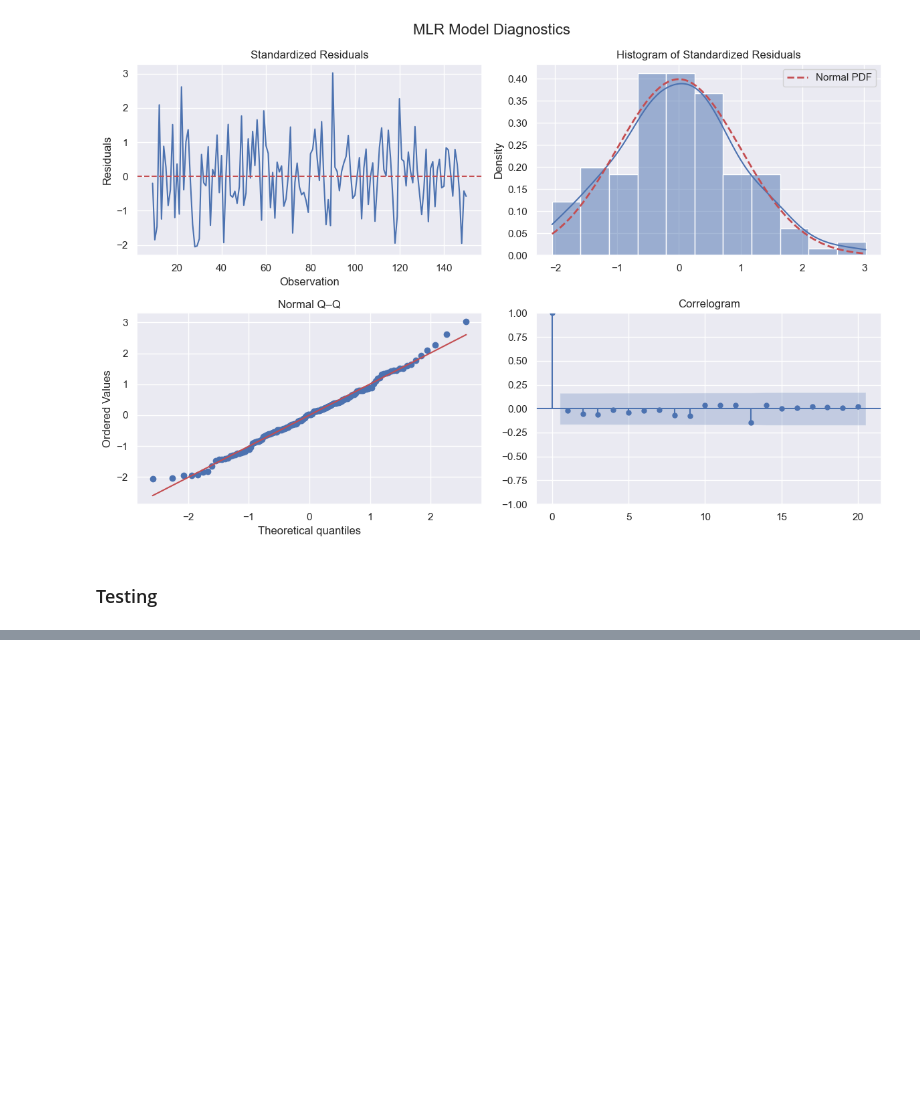
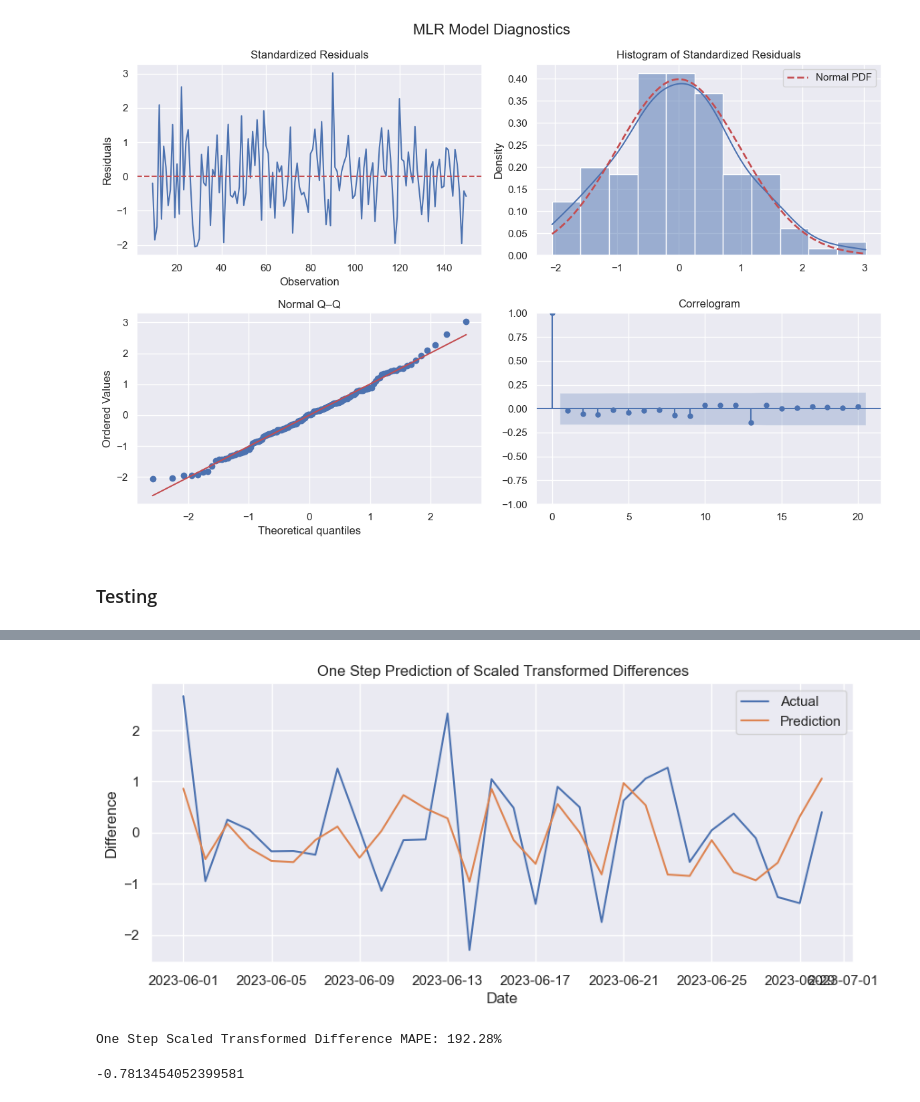
Before and after one commit to Murphysics1/masters_capstone, a Jupyter notebook: Coffee_MLR_Model.ipynb, the cells around one changed output, grey strips where cells are left out. Cells and saved outputs as stored; diff of their text form; code cells hidden in the pictures; blank space fills up the shorter version.

Commit message:
Coffee Model finished with MAPE score

```diff
--- a/Coffee_MLR_Model.ipynb
+++ b/Coffee_MLR_Model.ipynb
@@ -200,0 +203,11 @@ plt.show()
+# %%
+df_test = df_coffee.iloc[df_coffee.index[df_coffee['Date'] == split_date][0]-idx:,].copy()
+df_test['Quantity_Transformed'] = boxcox(df_test['Quantity'],lam)
+df_test['Scaled_Transform'] = scaler_bc.fit_transform(df_test[['Quantity_Transformed']])
+df_test['Difference'] = df_test['Scaled_Transform'].diff()
+
+time_lag(df_test,'Difference',steps=idx)
+
+df_test = df_test.dropna()
+
+df_test
@@ -200,0 +232,6 @@ plt.show()
+# %%
+predictors = df_test.filter(like='t-')
+
+predictors = sm.add_constant(predictors)
+# %%
+df_test['pred'] = bc_scaled_mlr_model.predict(predictors)
@@ -200,0 +258,19 @@ plt.show()
+# %%
+plt.figure(figsize=(10,4))
+
+ax= sns.lineplot(data=df_test, x='Date', y='Difference',label = 'Actual')
+ax = sns.lineplot(data=df_test, x='Date', y='pred', label = 'Prediction')
+ax.set(title = "One Step Prediction of Scaled Transformed Differences")
+plt.show()
+# %% [output]
+[figure, added]
+# %%
+mape = mean_absolute_percentage_error(df_test['Difference'],df_test['pred'])*100
+
+print(f'One Step Scaled Transformed Difference MAPE: {mape:.2f}%')
+# %% [output]
+One Step Scaled Transformed Difference MAPE: 192.28%
+# %%
+lam
+# %% [output]
+-0.7813454052399581
```
Also changed, not shown: parts of 14 cells of this notebook.
